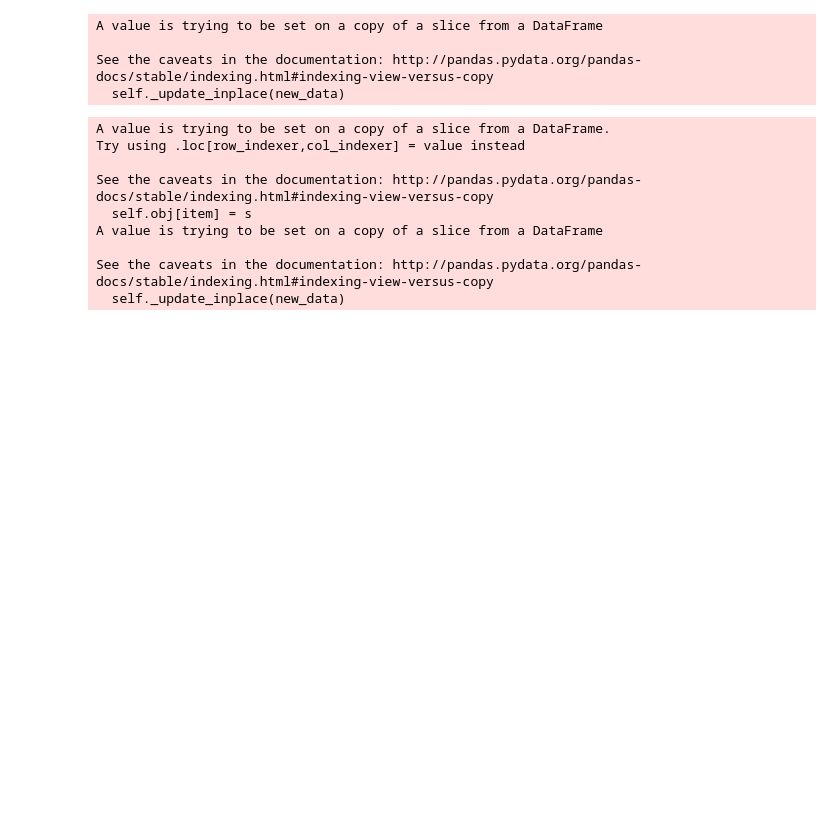
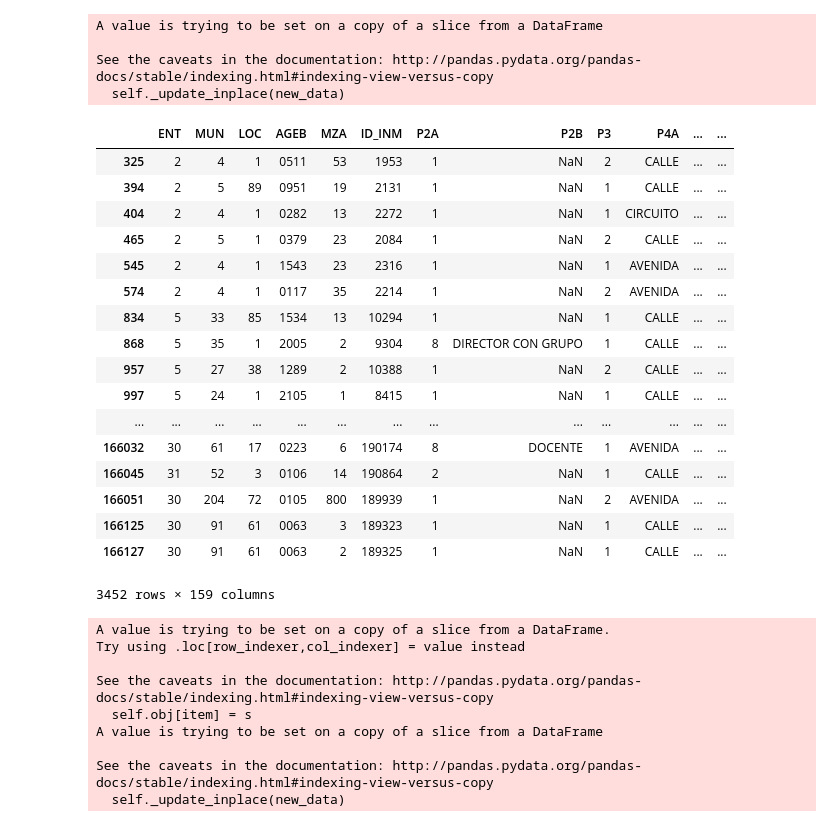
Before and after one commit to pablocastelo/mexprimero, a Jupyter notebook: load_data.ipynb, the cells around one changed output. Drawn from its saved outputs; the diff is of its cells as text; code cells hidden in the pictures; blank space fills up the shorter version.

```diff
--- a/load_data.ipynb
+++ b/load_data.ipynb
@@ -301,7 +327,7 @@ A value is trying to be set on a copy of a slice from a DataFrame
 See the caveats in the documentation: http://pandas.pydata.org/pandas-docs/stable/indexing.html#indexing-view-versus-copy
   self._update_inplace(new_data)
 # %%
-df2.ix[df2.P12<1, 'P12'] = 3
+#df2.ix[df2.P12<1, 'P12'] = 3
 df2.ix[df2.P12>2, 'P12'] = 3
 #df2[df2['P12']<1]['P12']
 # %% [output]
@@ -311,10 +337,31 @@ Try using .loc[row_indexer,col_indexer] = value instead
 See the caveats in the documentation: http://pandas.pydata.org/pandas-docs/stable/indexing.html#indexing-view-versus-copy
   self.obj[item] = s
 # %%
-df2['P12'].replace({1: 1.5, 1: 1, 3: 0},inplace=True)
+df2['P12'].replace({1: 1.5, 2: 1, 3: 0},inplace=True)
 # %% [output]
 A value is trying to be set on a copy of a slice from a DataFrame
 
 See the caveats in the documentation: http://pandas.pydata.org/pandas-docs/stable/indexing.html#indexing-view-versus-copy
   self._update_inplace(new_data)
+# %%
+df2[df2['P13A']>4]
+# %% [output]
+|  | ENT | MUN | LOC | AGEB | MZA | ID_INM | P2A | P2B | P3 | P4A | ... | ... |
+| 325 | 2 | 4 | 1 | 0511 | 53 | 1953 | 1 | NaN | 2 | CALLE | ... | ... |
+| 394 | 2 | 5 | 89 | 0951 | 19 | 2131 | 1 | NaN | 1 | CALLE | ... | ... |
+| 404 | 2 | 4 | 1 | 0282 | 13 | 2272 | 1 | NaN | 1 | CIRCUITO | ... | ... |
+| 465 | 2 | 5 | 1 | 0379 | 23 | 2084 | 1 | NaN | 2 | CALLE | ... | ... |
+| 545 | 2 | 4 | 1 | 1543 | 23 | 2316 | 1 | NaN | 1 | AVENIDA | ... | ... |
+| 574 | 2 | 4 | 1 | 0117 | 35 | 2214 | 1 | NaN | 2 | AVENIDA | ... | ... |
+| 834 | 5 | 33 | 85 | 1534 | 13 | 10294 | 1 | NaN | 1 | CALLE | ... | ... |
+| 868 | 5 | 35 | 1 | 2005 | 2 | 9304 | 8 | DIRECTOR CON GRUPO | 1 | CALLE | ... | ... |
+| 957 | 5 | 27 | 38 | 1289 | 2 | 10388 | 1 | NaN | 2 | CALLE | ... | ... |
+| 997 | 5 | 24 | 1 | 2105 | 1 | 8415 | 1 | NaN | 1 | CALLE | ... | ... |
+| ... | ... | ... | ... | ... | ... | ... | ... | ... | ... | ... | ... | ... |
+| 166032 | 30 | 61 | 17 | 0223 | 6 | 190174 | 8 | DOCENTE | 1 | AVENIDA | ... | ... |
+| 166045 | 31 | 52 | 3 | 0106 | 14 | 190864 | 2 | NaN | 1 | CALLE | ... | ... |
+| 166051 | 30 | 204 | 72 | 0105 | 800 | 189939 | 1 | NaN | 2 | AVENIDA | ... | ... |
+| 166125 | 30 | 91 | 61 | 0063 | 3 | 189323 | 1 | NaN | 1 | CALLE | ... | ... |
+| 166127 | 30 | 91 | 61 | 0063 | 2 | 189325 | 1 | NaN | 1 | CALLE | ... | ... |
+3452 rows × 159 columns
 # %%
```
Also changed, not shown: parts of 39 cells of this notebook, 6 other files.
